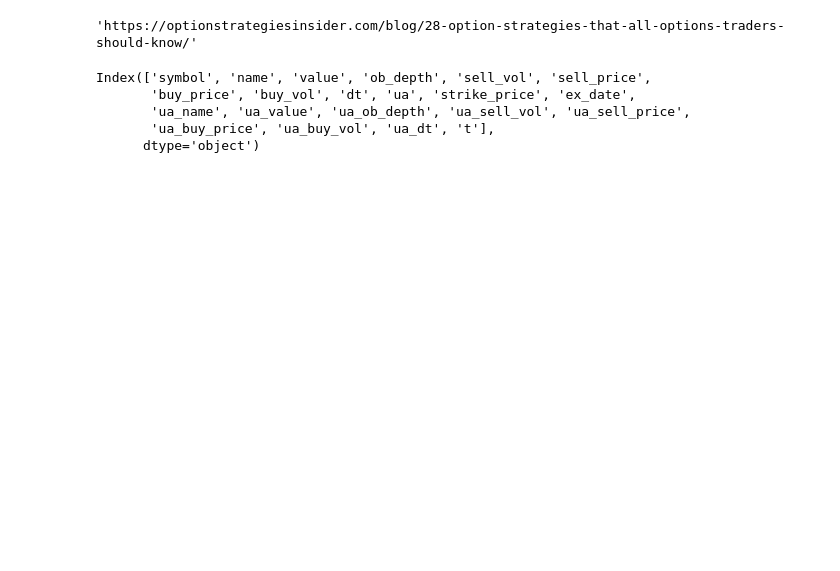
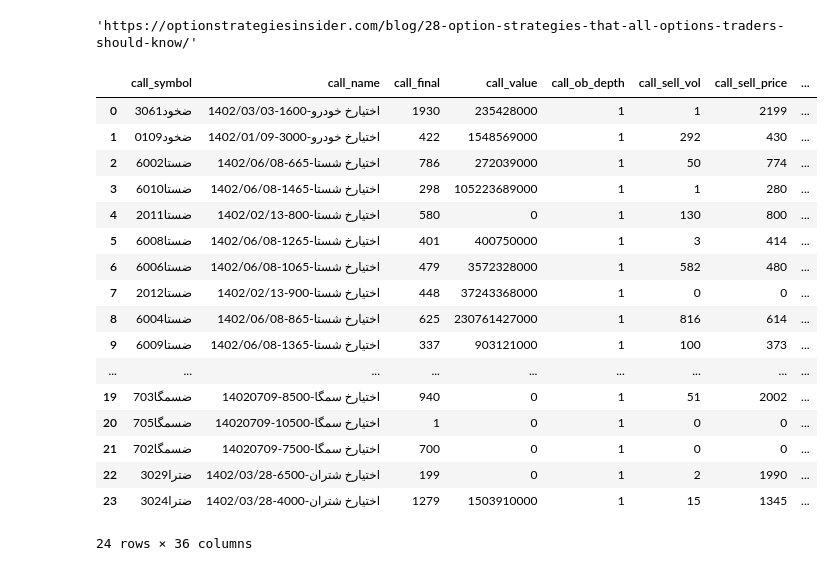
Before and after one commit to yghaderi/metafid-, a Jupyter notebook: example/example.ipynb, the cells around one changed output. Cells and saved outputs as stored; diff of their text form; code cells hidden in the pictures; blank space fills up the shorter version.

```diff
--- a/example/example.ipynb
+++ b/example/example.ipynb
@@ -185,7 +185,7 @@ def option_type(x):
     return "call" if x.startswith("ض") else "put"
 df = df.assign(type=df.symbol.map(option_type))
 df = df.merge(sigma_df, on="ua", how="inner")
-df["bs"] = df.apply(lambda x: bs.black_scholes(s_0=x["ua_final"], k=x["strike_price"], t=x["t"],sigma=float(x["sigma"]),type_=x["type"]),axis=1)
+df["bs"] = df.apply(lambda x: round(bs.black_scholes(s_0=x["ua_final"], k=x["strike_price"], t=x["t"],sigma=float(x["sigma"]),type_=x["type"]),0),axis=1)
 call = df[df.type =="call"]
 put = df[df.type =="put"]
 # %%
@@ -271,3 +271,40 @@ def bear_call_spread(df):
                 )
                 df_ = pd.concat([df_, df_group])
         return df_
+# %%
+def same_strike_and_ex_date_on_call_put(call, put):
+    cols = [i for i in call.columns if not i.startswith("ua_") and i not in ["t", "sigma", "dt", "type"]]
+    def cols_(x):
+        if (x.endswith("_x")) and (x.startswith("ua_")):
+            return x.replace("_x","")
+        elif (x.endswith("_x")):
+            return "call_" + x.replace("_x","")
+        elif (x.endswith("_y")):
+            return "put_" + x.replace("_y","")
+        else:
+            return x
+    df = call.merge(put[cols], on=["ua", "strike_price", "ex_date"], how="inner")
+    df.columns = list(map(cols_, df.columns))
+    return df
+# %%
+df_same_info_call_put = same_strike_and_ex_date_on_call_put(call=call[call.ob_depth==1], put=put[put.ob_depth==1])
+df_same_info_call_put
+# %% [output]
+|  | call_symbol | call_name | call_final | call_value | call_ob_depth | call_sell_vol | call_sell_price | ... |
+| 0 | ضخود3061 | اختيارخ خودرو-1600-1402/03/03 | 1930 | 235428000 | 1 | 1 | 2199 | ... |
+| 1 | ضخود0109 | اختيارخ خودرو-3000-1402/01/09 | 422 | 1548569000 | 1 | 292 | 430 | ... |
+| 2 | ضستا6002 | اختيارخ شستا-665-1402/06/08 | 786 | 272039000 | 1 | 50 | 774 | ... |
+| 3 | ضستا6010 | اختيارخ شستا-1465-1402/06/08 | 298 | 105223689000 | 1 | 1 | 280 | ... |
+| 4 | ضستا2011 | اختيارخ شستا-800-1402/02/13 | 580 | 0 | 1 | 130 | 800 | ... |
+| 5 | ضستا6008 | اختيارخ شستا-1265-1402/06/08 | 401 | 400750000 | 1 | 3 | 414 | ... |
+| 6 | ضستا6006 | اختيارخ شستا-1065-1402/06/08 | 479 | 3572328000 | 1 | 582 | 480 | ... |
+| 7 | ضستا2012 | اختيارخ شستا-900-1402/02/13 | 448 | 37243368000 | 1 | 0 | 0 | ... |
+| 8 | ضستا6004 | اختيارخ شستا-865-1402/06/08 | 625 | 230761427000 | 1 | 816 | 614 | ... |
+| 9 | ضستا6009 | اختيارخ شستا-1365-1402/06/08 | 337 | 903121000 | 1 | 100 | 373 | ... |
+| ... | ... | ... | ... | ... | ... | ... | ... | ... |
+| 19 | ضسمگا703 | اختيارخ سمگا-8500-14020709 | 940 | 0 | 1 | 51 | 2002 | ... |
+| 20 | ضسمگا705 | اختيارخ سمگا-10500-14020709 | 1 | 0 | 1 | 0 | 0 | ... |
+| 21 | ضسمگا702 | اختيارخ سمگا-7500-14020709 | 700 | 0 | 1 | 0 | 0 | ... |
+| 22 | ضترا3029 | اختيارخ شتران-6500-1402/03/28 | 199 | 0 | 1 | 2 | 1990 | ... |
+| 23 | ضترا3024 | اختيارخ شتران-4000-1402/03/28 | 1279 | 1503910000 | 1 | 15 | 1345 | ... |
+24 rows × 36 columns
@@ -278,8 +333,0 @@ df_bsc.to_excel("bull_call_spread.xlsx")
-# %%
-call.columns
-# %% [output]
-Index(['symbol', 'name', 'value', 'ob_depth', 'sell_vol', 'sell_price',
-       'buy_price', 'buy_vol', 'dt', 'ua', 'strike_price', 'ex_date',
-       'ua_name', 'ua_value', 'ua_ob_depth', 'ua_sell_vol', 'ua_sell_price',
-       'ua_buy_price', 'ua_buy_vol', 'ua_dt', 't'],
-      dtype='object')
```
Also changed, not shown: parts of 9 cells of this notebook, 3 other files.
